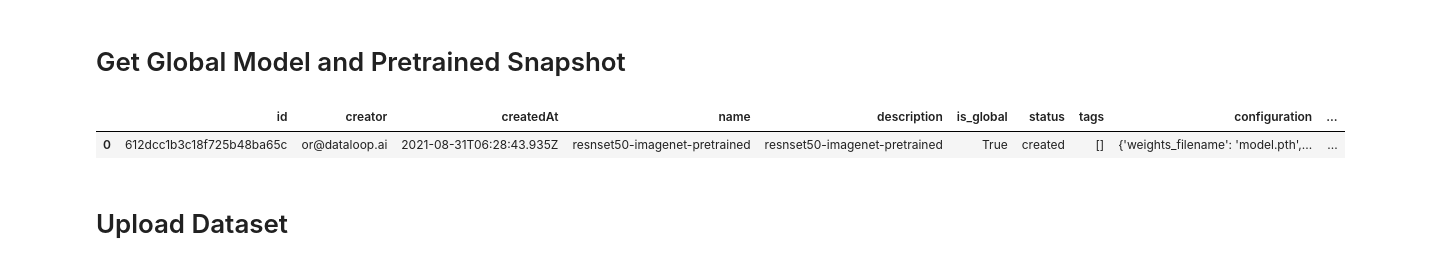
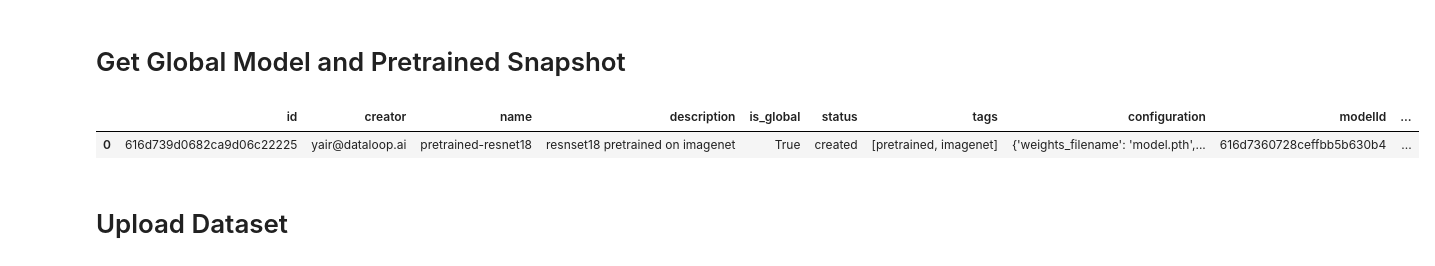
Before and after one commit to dataloop-ai/dtlpy-documentation, a Jupyter notebook: model_management/classification/resnet50_training.ipynb, the cells around one changed output. Saved outputs shown, nothing was run; the diff lists cells and outputs as text; code cells hidden in the pictures.

```diff
--- a/model_management/classification/resnet50_training.ipynb
+++ b/model_management/classification/resnet50_training.ipynb
@@ -10,11 +10,3 @@ from dtlpy.ml import train_utils
 %matplotlib inline
 # %% [markdown]
 # Get Global Model and Pretrained Snapshot
-# %%
-dl.setenv('prod')
-project = dl.projects.get('COCO ors', '729659ec-6d7f-11e8-8d00-42010a8a002b')
-model = dl.models.get('ResNet-torch', model_id='612dcc1b3c18f75b638ba65b')
-model.snapshots.list().to_df()
-# %% [output]
-|  | id | creator | createdAt | name | description | is_global | status | tags | configuration | ... |
-| 0 | 612dcc1b3c18f725b48ba65c | or@dataloop.ai | 2021-08-31T06:28:43.935Z | resnset50-imagenet-pretrained | resnset50-imagenet-pretrained | True | created | [] | {'weights_filename': 'model.pth',... | ... |
@@ -23,3 +13,10 @@ snapshot = model.snapshots.get(snapshot_name='resnset50-imagenet-pretrained')
+# %%
+model = dl.models.get(model_name='ResNet')
+snapshot = model.snapshots.get('pretrained-resnet18')
+model.snapshots.list().to_df()
+# %% [output]
+|  | id | creator | name | description | is_global | status | tags | configuration | modelId | ... |
+| 0 | 616d739d0682ca9d06c22225 | yair@dataloop.ai | pretrained-resnet18 | resnset18 pretrained on imagenet | True | created | [pretrained, imagenet] | {'weights_filename': 'model.pth',... | 616d7360728ceffbb5b630b4 | ... |
 # %% [markdown]
 # Upload Dataset
 # %%
```
Also changed, not shown: parts of 5 cells of this notebook, 40 other files.
